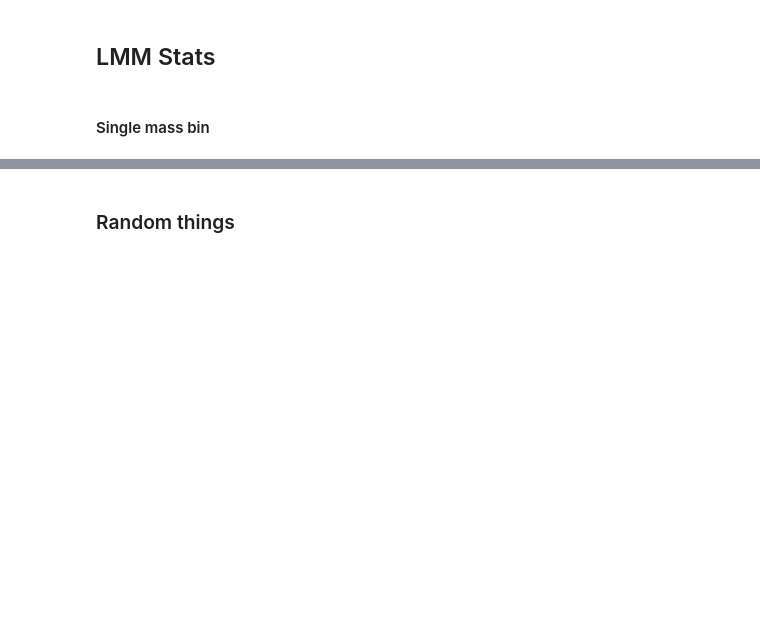
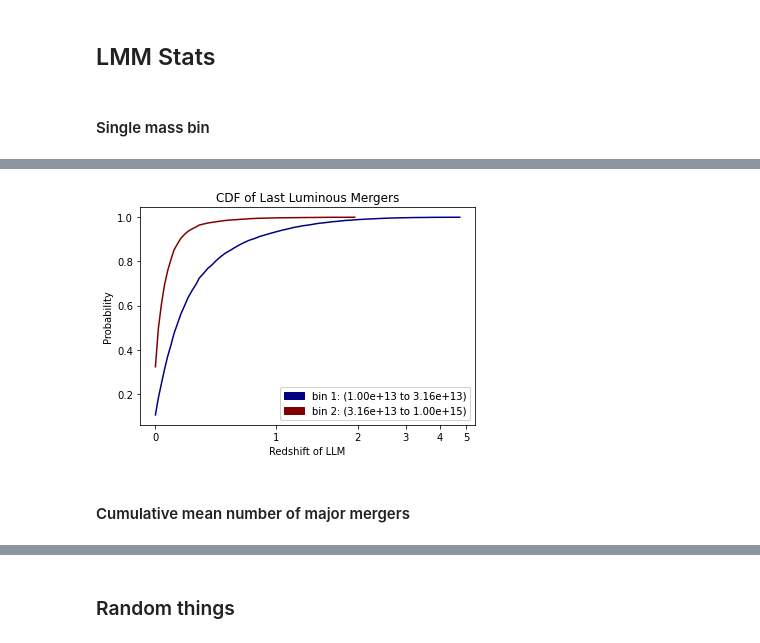
Before and after one commit to acossairt/fossil_groups, a Jupyter notebook: Haccytrees.ipynb, the cells around one changed output, grey strips where cells are left out. Drawn from its saved outputs; the diff is of its cells as text; code cells hidden in the pictures; blank space fills up the shorter version.

```diff
--- a/Haccytrees.ipynb
+++ b/Haccytrees.ipynb
@@ -408,0 +368,4 @@ help_func.plot_LMMs([a_LMM_redshifts], mass_range = my_range1, x_axis = xaxis) #
+# %%
+fig,ax = help_func_haccytrees.plot_CDF(binned_lmms, bins = mbins)
+# %% [output]
+[figure, added]
@@ -408,0 +374,2 @@ help_func.plot_LMMs([a_LMM_redshifts], mass_range = my_range1, x_axis = xaxis) #
+# %% [markdown]
+#### Cumulative mean number of major mergers
```
Also changed, not shown: parts of 36 cells of this notebook, 5 other files.
